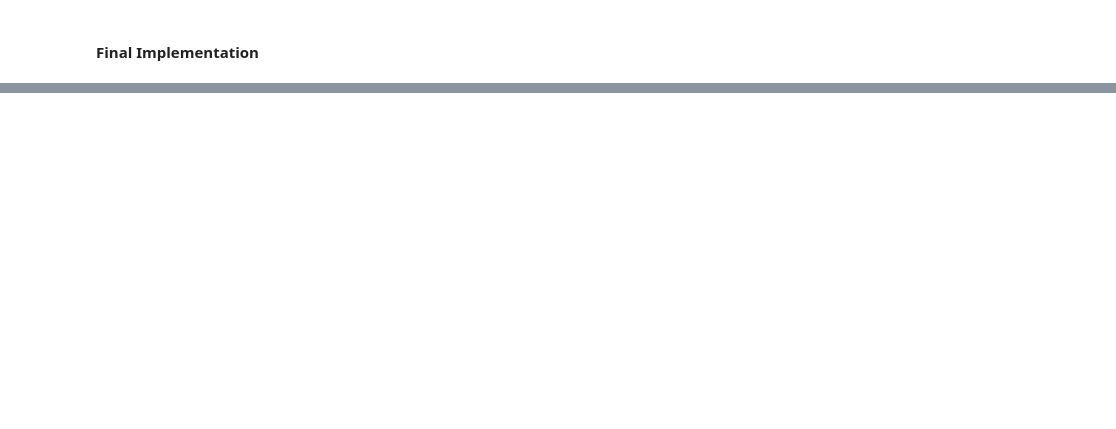
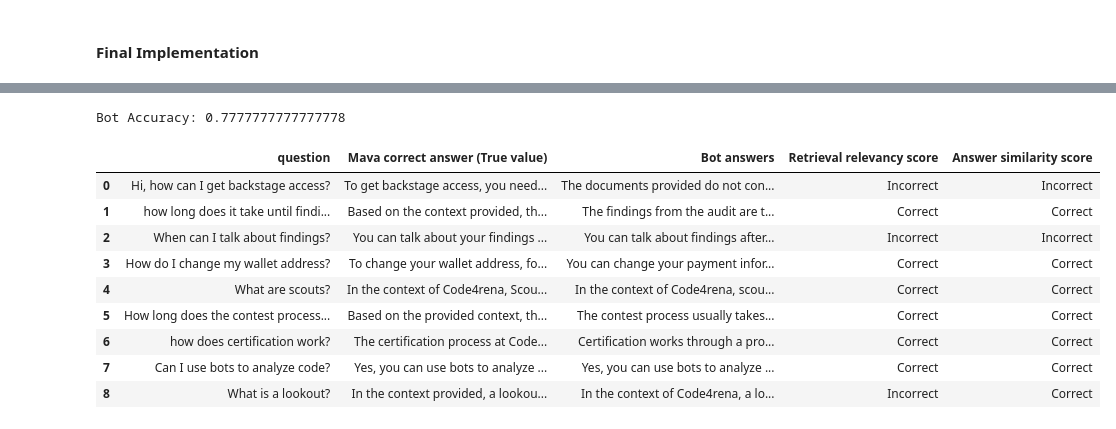
Before and after one commit to yieldprotocol/deep-cookie, a Jupyter notebook: qa_bot/qa_bot.ipynb, the cells around one changed output, grey strips where cells are left out. Saved outputs shown, nothing was run; the diff lists cells and outputs as text; code cells hidden in the pictures; blank space fills up the shorter version.

```diff
--- a/qa_bot/qa_bot.ipynb
+++ b/qa_bot/qa_bot.ipynb
@@ -586,7 +573,7 @@ from langchain.chat_models import ChatOpenAI
 
 model = ChatOpenAI(model_name="gpt-4", temperature=0)
 
-qa = RetrievalQAWithSourcesChain.from_chain_type(model, chain_type="stuff", retriever=vectorstore_with_sources.as_retriever(), return_source_documents=True)
+qa_with_sources = RetrievalQAWithSourcesChain.from_chain_type(model, chain_type="stuff", retriever=vectorstore_with_sources.as_retriever(), return_source_documents=True)
 
 
 def run_qa_with_sources(question, use_rephrased_questions=False):
@@ -594,14 +581,14 @@ def run_qa_with_sources(question, use_rephrased_questions=False):
     rephrased_question = None
 
     if not use_rephrased_questions:
-        result = qa({"question": question}, return_only_outputs=True)
+        result = qa_with_sources({"question": question}, return_only_outputs=True)
     else:
 
         rephrased_questions = generate_rephrased_questions(question)
 
         # Attempt each question until a valid result is found
         for q in rephrased_questions:
-            result = qa({"question": q}, return_only_outputs=True)
+            result = qa_with_sources({"question": q}, return_only_outputs=True)
             # If the model is unable to find an answer, it returns 'sorry' in the response, we try again with a different question
             if 'sorry' in result['answer'].lower():
                 continue
@@ -620,7 +607,7 @@ def run_qa_with_sources(question, use_rephrased_questions=False):
         url = metadata['url']
         if source_id in source_ids:
             source_urls.add(url)
-    return dict(answer=answer, source_urls=source_urls, rephrased_question=rephrased_question)
+    return dict(answer=answer, source_urls=source_urls, rephrased_question=rephrased_question, source_docs=source_docs)
 
 def ask_with_sources(question, use_rephrased_questions=False):
     result = run_qa_with_sources(question, use_rephrased_questions)
@@ -671,0 +645,47 @@ Yes, you can utilize AI technology during an audit. However, using the output of
+# %%
+def auto_eval():
+    bot_answers = []
+    source_docs = []
+    for d in yaml_data:
+        result = run_qa_with_sources(d['question'])
+        bot_answers.append(result['answer'])
+        source_docs.append(result['source_docs'])
+
+    predictions = [{'result': a} for a in bot_answers]
+
+    answer_grades = grade_model_answer(yaml_data, predictions)
+
+    retrieved_docs = []
+    for i, d in enumerate(yaml_data):
+        retrieved_doc_text = ""
+        for j, doc in enumerate(source_docs[i]):
+            retrieved_doc_text += "Doc %s: " % str(j + 1) + doc.page_content + " "
+        retrieved = {"question": d["question"], "answer": d["answer"], "result": retrieved_doc_text}
+        retrieved_docs.append(retrieved)
+
+    retrieval_grades = grade_model_retrieval(yaml_data, retrieved_docs)
+
+    df = pd.DataFrame({
+        "question": [d['question'] for d in yaml_data],
+        "Mava correct answer (True value)": [d['answer'] for d in yaml_data],
+        "Bot answers": [p['result'] for p in predictions],
+        "Retrieval relevancy score": ['Incorrect' if 'Incorrect' in g['results'] else 'Correct' for g in retrieval_grades],
+        "Answer similarity score": ['Incorrect' if 'Incorrect' in g['results'] else 'Correct' for g in answer_grades]
+    })
+    print(f"Bot Accuracy: {df['Answer similarity score'].value_counts()['Correct'] / len(df['Answer similarity score'])}")
+
+    return df
+# %%
+auto_eval()
+# %% [output]
+Bot Accuracy: 0.7777777777777778
+|  | question | Mava correct answer (True value) | Bot answers | Retrieval relevancy score | Answer similarity score |
+| 0 | Hi, how can I get backstage access? | To get backstage access, you need... | The documents provided do not con... | Incorrect | Incorrect |
+| 1 | how long does it take until findi... | Based on the context provided, th... | The findings from the audit are t... | Correct | Correct |
+| 2 | When can I talk about findings? | You can talk about your findings ... | You can talk about findings after... | Incorrect | Incorrect |
+| 3 | How do I change my wallet address? | To change your wallet address, fo... | You can change your payment infor... | Correct | Correct |
+| 4 | What are scouts? | In the context of Code4rena, Scou... | In the context of Code4rena, scou... | Correct | Correct |
+| 5 | How long does the contest process... | Based on the provided context, th... | The contest process usually takes... | Correct | Correct |
+| 6 | how does certification work? | The certification process at Code... | Certification works through a pro... | Correct | Correct |
+| 7 | Can I use bots to analyze code? | Yes, you can use bots to analyze ... | Yes, you can use bots to analyze ... | Correct | Correct |
+| 8 | What is a lookout? | In the context provided, a lookou... | In the context of Code4rena, a lo... | Incorrect | Correct |
```
Also changed, not shown: parts of 9 cells of this notebook.
